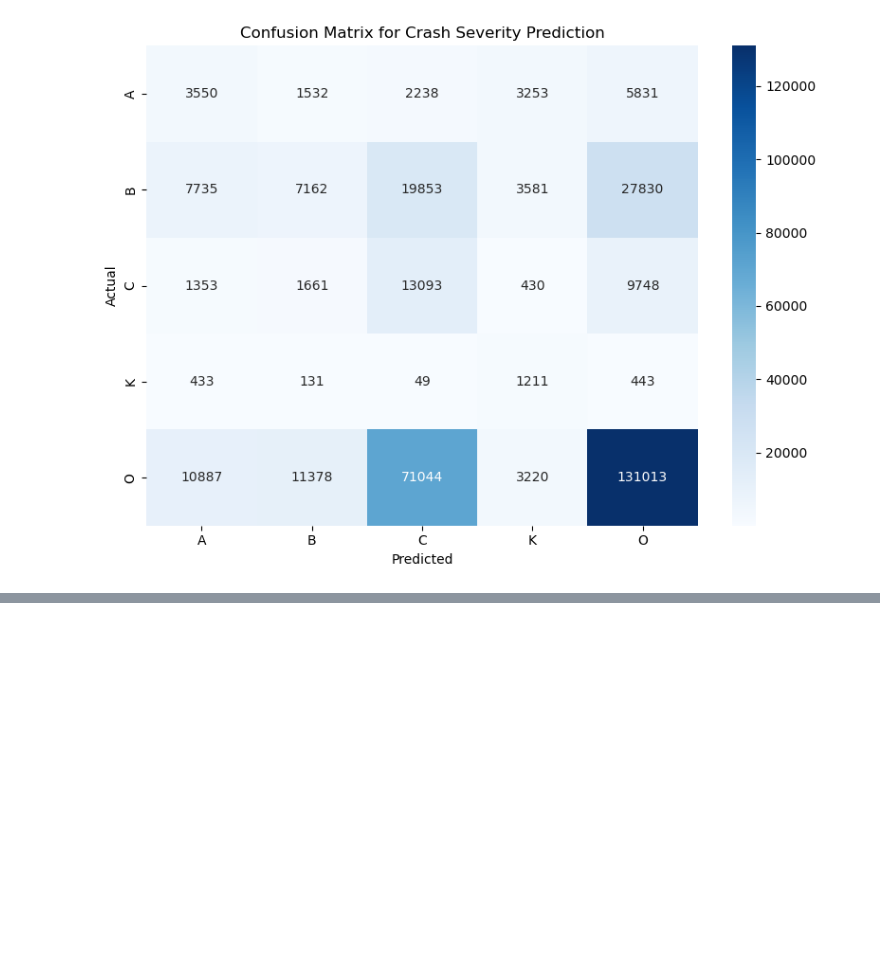
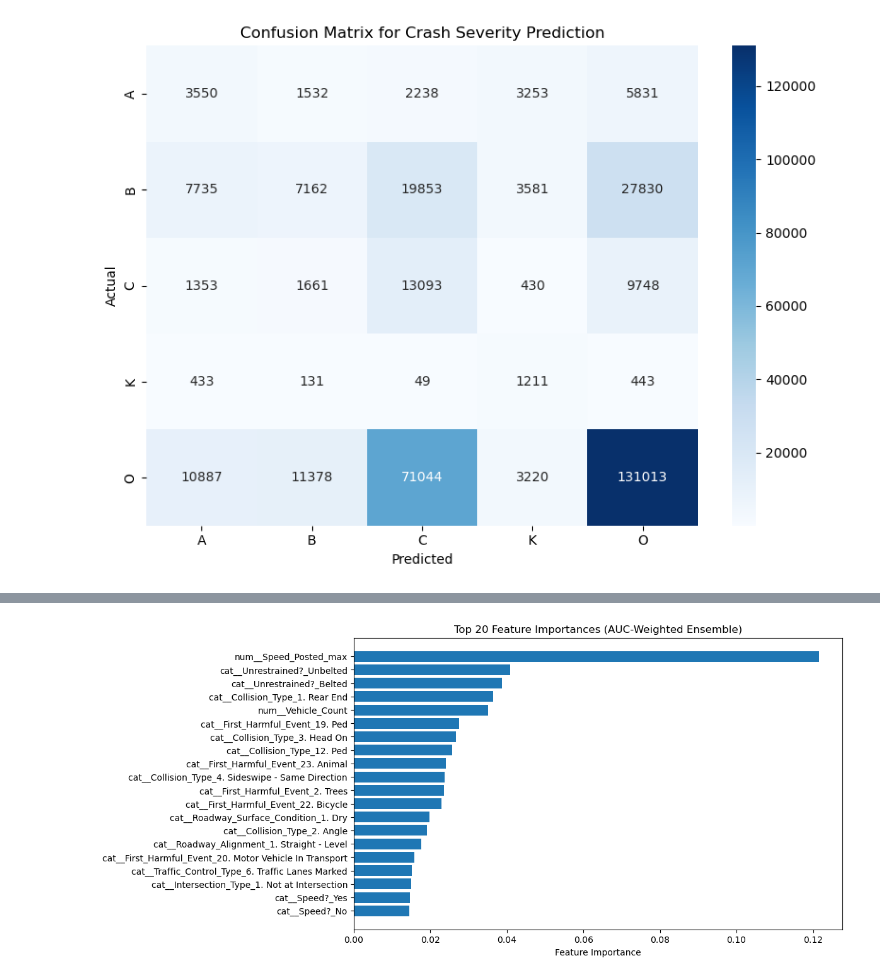
Before and after one commit to benyyeh/CS4774_final_project, a Jupyter notebook: Models/ensemble_classification.ipynb, the cells around one changed output, grey strips where cells are left out. Drawn from its saved outputs; the diff is of its cells as text; code cells hidden in the pictures; blank space fills up the shorter version.

Commit message:
add feature importance for ensemble model

```diff
--- a/Models/ensemble_classification.ipynb
+++ b/Models/ensemble_classification.ipynb
@@ -595,3 +595,69 @@ plt.tight_layout()
 plt.show()
 # %% [output]
 [figure]
+# %%
+# Access fitted ensemble
+ensemble_fitted = model.named_steps['clf']
+
+# Access base models
+rf_fitted   = ensemble_fitted.named_estimators_['rf']
+xgb_fitted  = ensemble_fitted.named_estimators_['xgb']
+ada_fitted  = ensemble_fitted.named_estimators_['ada']
+lgb_fitted  = ensemble_fitted.named_estimators_['lgb']
+cat_fitted  = ensemble_fitted.named_estimators_['cat']
+
+# Get feature importances
+rf_importances  = rf_fitted.feature_importances_
+xgb_importances = xgb_fitted.feature_importances_
+ada_importances = ada_fitted.feature_importances_
+lgb_importances = lgb_fitted.feature_importances_
+cat_importances = cat_fitted.get_feature_importance()
+
+# Preprocess X_test
+X_test_prep = model.named_steps['preproc'].transform(X_test)
+
+# Get probabilities
+rf_proba  = rf_fitted.predict_proba(X_test_prep)
+xgb_proba = xgb_fitted.predict_proba(X_test_prep)
+ada_proba = ada_fitted.predict_proba(X_test_prep)
+lgb_proba = lgb_fitted.predict_proba(X_test_prep)
+cat_proba = cat_fitted.predict_proba(X_test_prep)
+
+# AUC scores
+rf_auc  = roc_auc_score(y_test, rf_proba, multi_class='ovr', average='macro')
+xgb_auc = roc_auc_score(y_test, xgb_proba, multi_class='ovr', average='macro')
+ada_auc = roc_auc_score(y_test, ada_proba, multi_class='ovr', average='macro')
+lgb_auc = roc_auc_score(y_test, lgb_proba, multi_class='ovr', average='macro')
+cat_auc = roc_auc_score(y_test, cat_proba, multi_class='ovr', average='macro')
+
+# Stack + weight
+importances_stack = np.vstack([
+    rf_importances,
+    xgb_importances,
+    ada_importances,
+    lgb_importances,
+    cat_importances
+])
+auc_weights = np.array([rf_auc, xgb_auc, ada_auc, lgb_auc, cat_auc])
+weighted_importances = auc_weights[:, np.newaxis] * importances_stack
+avg_importances = np.mean(weighted_importances, axis=0)
+normalized_importances = avg_importances / np.sum(avg_importances)
+
+# Feature names
+feature_names = model.named_steps['preproc'].get_feature_names_out()
+
+# Build DataFrame
+feat_imp_df = pd.DataFrame({
+    'Feature': feature_names,
+    'Importance': normalized_importances
+}).sort_values(by='Importance', ascending=False)
+
+print(feat_imp_df.head(20))
+
+# Plot
+plt.figure(figsize=(10, 6))
+plt.barh(feat_imp_df['Feature'][:20][::-1], feat_imp_df['Importance'][:20][::-1])
+plt.xlabel("Feature Importance")
+plt.title("Top 20 Feature Importances (AUC-Weighted Ensemble)")
+plt.show()
+# %% [output]
@@ -597,0 +681 @@ plt.show()
+[figure, added]
```
Also changed, not shown: parts of 1 cell of this notebook.
